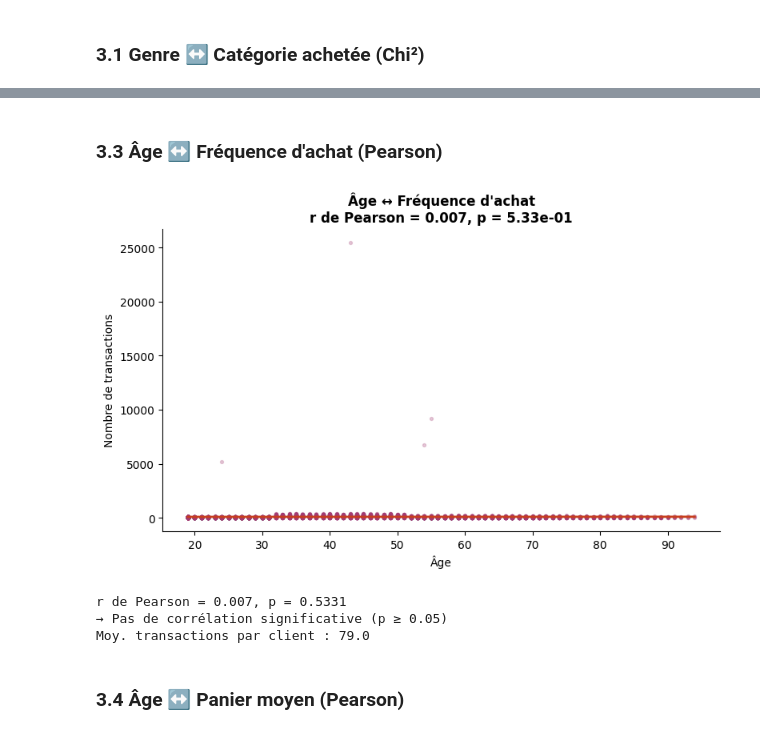
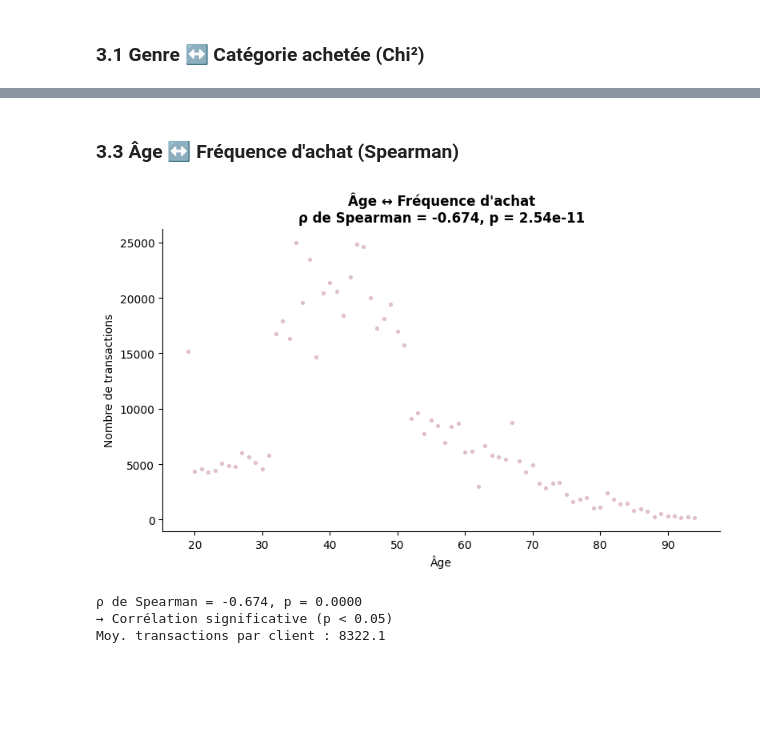
Before and after one commit to Elicesjo/PROJET-7-, a Jupyter notebook: projet9_lapage.ipynb, the cells around one changed output, grey strips where cells are left out. Cells and saved outputs as stored; diff of their text form; code cells hidden in the pictures; blank space fills up the shorter version.

```diff
--- a/projet9_lapage.ipynb
+++ b/projet9_lapage.ipynb
@@ -532,3 +573,9 @@ print(f"Les 20% des clients les plus dépensiers représentent {1 - p20:.1%} du
 [figure]
 Indice de Gini : 0.446
 Les 20% des clients les plus dépensiers représentent 48.4% du CA
+# %%
+df = df[~df["client_id"].isin(btob_ids)].copy()
+tx = tx[~tx["client_id"].isin(btob_ids)].copy()
+print(f"Clients BtoB exclus de toutes les analyses suivantes : {len(btob_ids)}")
+print(f"df après exclusion : {len(df):,} transactions, {df['client_id'].nunique():,} clients")
+print(f"tx après exclusion : {len(tx):,} transactions")
@@ -617,34 +666,28 @@ Pente : +-12.23 € de CA par année d'âge supplémentaire
 # %% [markdown]
-### 3.3 Âge ↔ Fréquence d'achat (Pearson)
+### 3.3 Âge ↔ Fréquence d'achat (Spearman)
 # %%
-client_freq = df_full.groupby("client_id").agg(
+client_freq = df_full.groupby("age").agg(
     nb_transactions=("id_prod", "count"),
-    age=("age", "first")
 ).reset_index()
 
-r, p_val = stats.pearsonr(client_freq["age"], client_freq["nb_transactions"])
-m, b = np.polyfit(client_freq["age"], client_freq["nb_transactions"], 1)
-x_line = np.array([client_freq["age"].min(), client_freq["age"].max()])
+rho, p_val = stats.spearmanr(client_freq["age"], client_freq["nb_transactions"])
 
 fig, ax = plt.subplots(figsize=(8, 5))
 ax.scatter(client_freq["age"], client_freq["nb_transactions"], alpha=0.25, s=8, color="#A23B72")
-ax.plot(x_line, m * x_line + b, color="#C73E1D", linewidth=2)
-ax.set_title(f"Âge ↔ Fréquence d'achat\nr de Pearson = {r:.3f}, p = {p_val:.2e}", fontsize=12, fontweight="bold")
+ax.set_title(f"Âge ↔ Fréquence d'achat\nρ de Spearman = {rho:.3f}, p = {p_val:.2e}", fontsize=12, fontweight="bold")
 ax.set_xlabel("Âge")
 ax.set_ylabel("Nombre de transactions")
 ax.spines["top"].set_visible(False)
 ax.spines["right"].set_visible(False)
 plt.tight_layout()
 plt.savefig(FIG_DIR / "12_age_frequence.png")
 plt.show()
 
-print(f"r de Pearson = {r:.3f}, p = {p_val:.4f}")
+print(f"ρ de Spearman = {rho:.3f}, p = {p_val:.4f}")
 print("→", "Corrélation significative (p < 0.05)" if p_val < 0.05 else "Pas de corrélation significative (p ≥ 0.05)")
 print(f"Moy. transactions par client : {client_freq['nb_transactions'].mean():.1f}")
 # %% [output]
-[figure, old version]
+[figure, new version]
-r de Pearson = 0.007, p = 0.5331
-→ Pas de corrélation significative (p ≥ 0.05)
-Moy. transactions par client : 79.0
+ρ de Spearman = -0.674, p = 0.0000
+→ Corrélation significative (p < 0.05)
+Moy. transactions par client : 8322.1
-# %% [markdown]
-### 3.4 Âge ↔ Panier moyen (Pearson)
```
Also changed, not shown: parts of 25 cells of this notebook, 49 other files.
